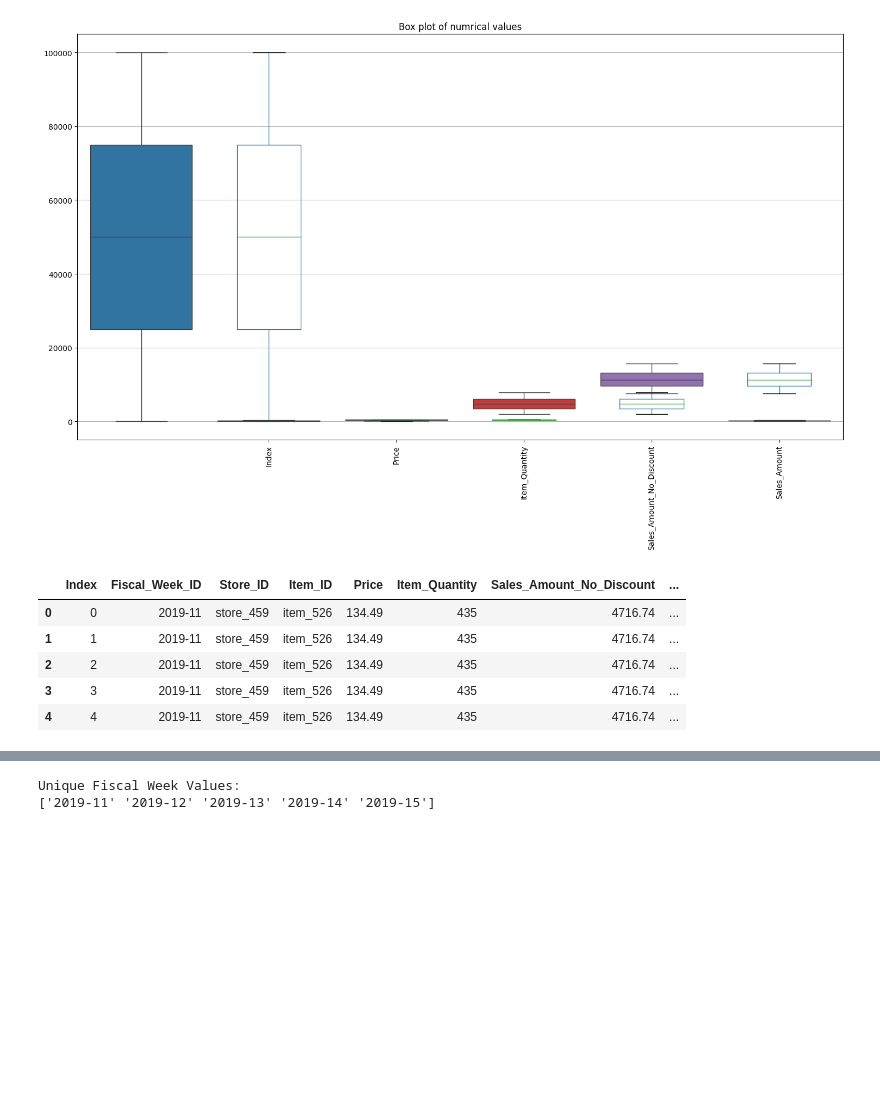
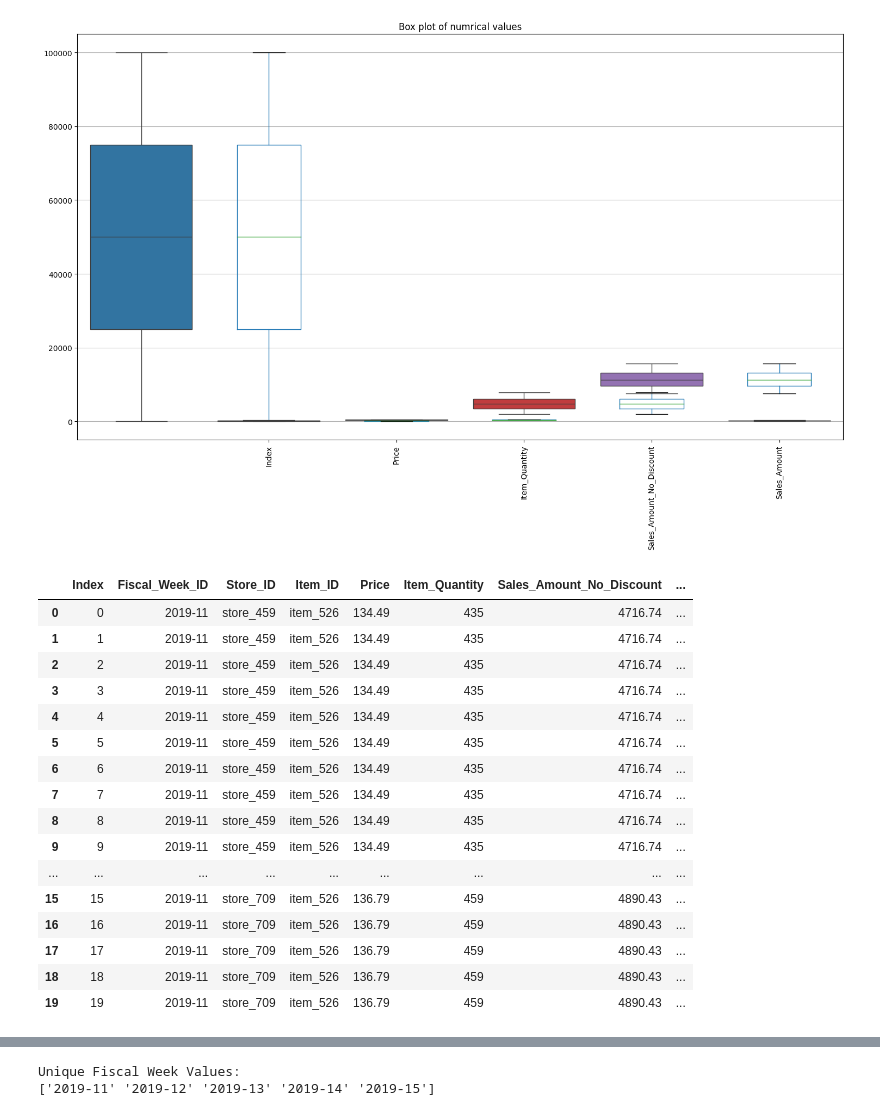
Before and after one commit to ayuri1512/Data-Science-Projects, a Jupyter notebook: price_optimization_case_study.ipynb, the cells around one changed output, grey strips where cells are left out. Saved outputs shown, nothing was run; the diff lists cells and outputs as text; code cells hidden in the pictures; blank space fills up the shorter version.

```diff
--- a/price_optimization_case_study.ipynb
+++ b/price_optimization_case_study.ipynb
@@ -124,11 +124,22 @@ plt.show()
 Boxplot of numerical values
 [figure]
 # %%
-df.head()
+df.head(20)
 # %% [output]
 |  | Index | Fiscal_Week_ID | Store_ID | Item_ID | Price | Item_Quantity | Sales_Amount_No_Discount | ... |
 | 0 | 0 | 2019-11 | store_459 | item_526 | 134.49 | 435 | 4716.74 | ... |
 | 1 | 1 | 2019-11 | store_459 | item_526 | 134.49 | 435 | 4716.74 | ... |
 | 2 | 2 | 2019-11 | store_459 | item_526 | 134.49 | 435 | 4716.74 | ... |
 | 3 | 3 | 2019-11 | store_459 | item_526 | 134.49 | 435 | 4716.74 | ... |
 | 4 | 4 | 2019-11 | store_459 | item_526 | 134.49 | 435 | 4716.74 | ... |
+| 5 | 5 | 2019-11 | store_459 | item_526 | 134.49 | 435 | 4716.74 | ... |
+| 6 | 6 | 2019-11 | store_459 | item_526 | 134.49 | 435 | 4716.74 | ... |
+| 7 | 7 | 2019-11 | store_459 | item_526 | 134.49 | 435 | 4716.74 | ... |
+| 8 | 8 | 2019-11 | store_459 | item_526 | 134.49 | 435 | 4716.74 | ... |
+| 9 | 9 | 2019-11 | store_459 | item_526 | 134.49 | 435 | 4716.74 | ... |
+| ... | ... | ... | ... | ... | ... | ... | ... | ... |
+| 15 | 15 | 2019-11 | store_709 | item_526 | 136.79 | 459 | 4890.43 | ... |
+| 16 | 16 | 2019-11 | store_709 | item_526 | 136.79 | 459 | 4890.43 | ... |
+| 17 | 17 | 2019-11 | store_709 | item_526 | 136.79 | 459 | 4890.43 | ... |
+| 18 | 18 | 2019-11 | store_709 | item_526 | 136.79 | 459 | 4890.43 | ... |
+| 19 | 19 | 2019-11 | store_709 | item_526 | 136.79 | 459 | 4890.43 | ... |
```
Also changed, not shown: parts of 5 cells of this notebook.
